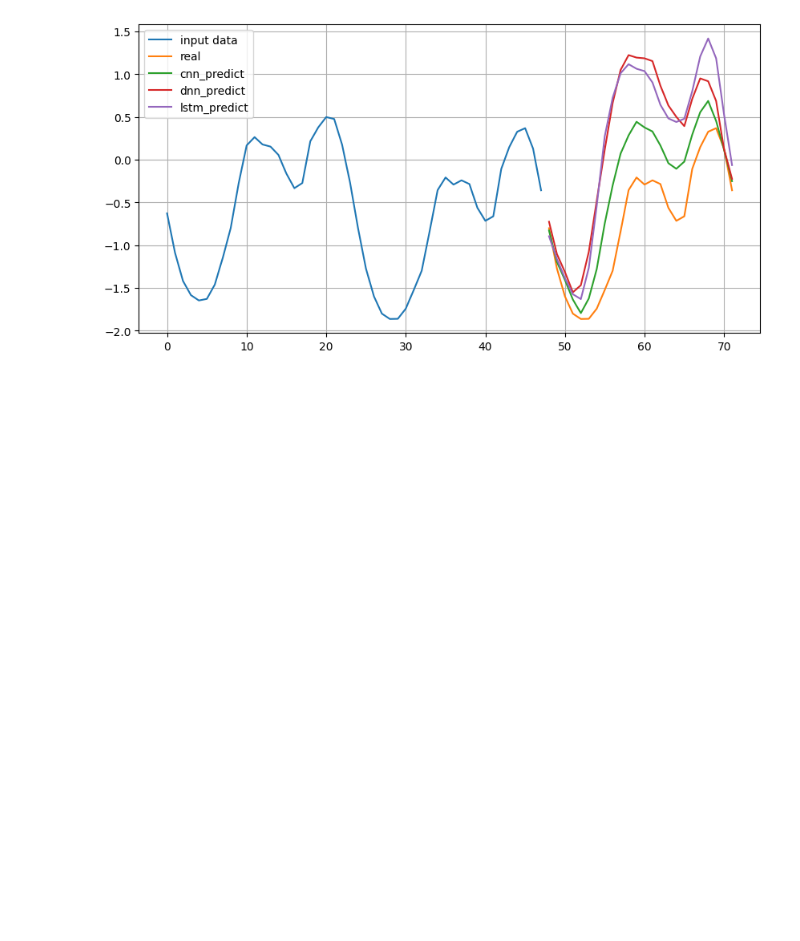
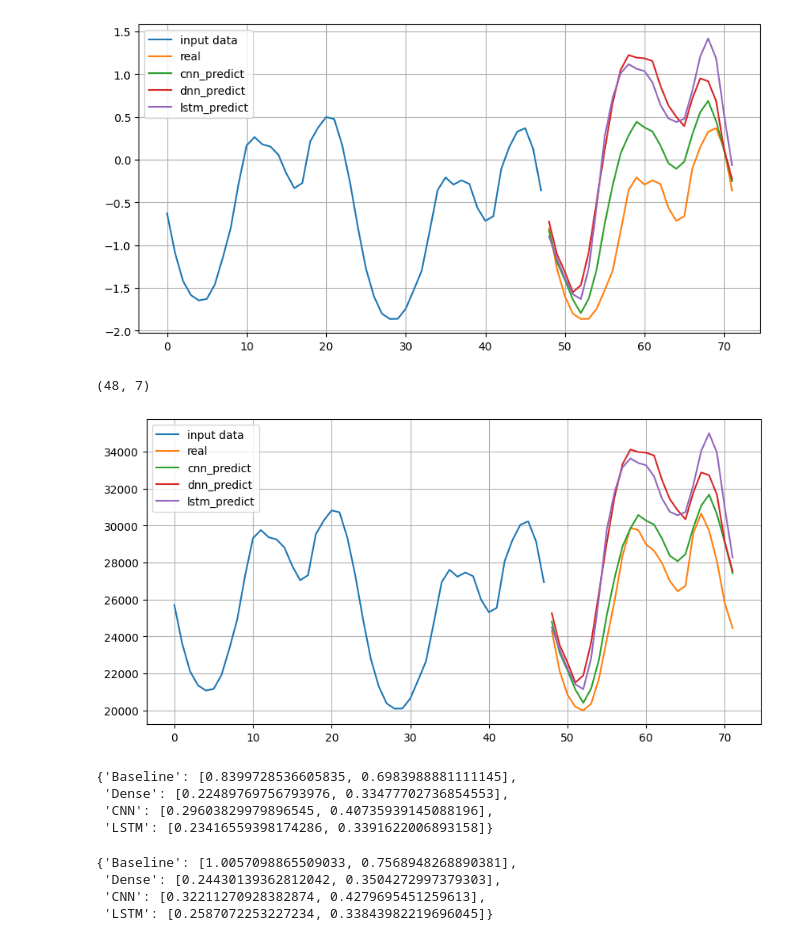
Before and after one commit to ryzhokhina/Tensorflow-Dev-Exam-Preparation, a Jupyter notebook: Multi_Variate_Time_Series_Forecasting_Tensorflow.ipynb, the cells around one changed output. Cells and saved outputs as stored; diff of their text form; code cells hidden in the pictures; blank space fills up the shorter version.

```diff
--- a/Multi_Variate_Time_Series_Forecasting_Tensorflow.ipynb
+++ b/Multi_Variate_Time_Series_Forecasting_Tensorflow.ipynb
@@ -809,3 +809,39 @@ plt.grid(True)
 plt.show()
 # %% [output]
 [figure]
+# %%
+# denornalizate data
+dnn_predict_val = dnn_predict*train_std.consumption + train_mean.consumption
+cnn_predict = cnn_predict*train_std.consumption + train_mean.consumption
+lstm_predict = lstm_predict*train_std.consumption + train_mean.consumption
+# %%
+multivar_df[-(WINDOW_SIZE+HORIZON_SIZE) :-HORIZON_SIZE].shape
+# %% [output]
+(48, 7)
+# %%
+plt.figure(figsize=(10, 5))
+plt.plot(np.arange(WINDOW_SIZE),multivar_df[-(WINDOW_SIZE+HORIZON_SIZE) :-HORIZON_SIZE].consumption, label = 'input data')
+plt.plot(np.arange(WINDOW_SIZE,WINDOW_SIZE+HORIZON_SIZE),multivar_df.tail(HORIZON_SIZE).consumption, label = 'real')
+plt.plot(np.arange(WINDOW_SIZE,WINDOW_SIZE+HORIZON_SIZE),cnn_predict.reshape(-1), label='cnn_predict' )
+plt.plot(np.arange(WINDOW_SIZE,WINDOW_SIZE+HORIZON_SIZE),dnn_predict_val.reshape(-1), label='dnn_predict' )
+plt.plot(np.arange(WINDOW_SIZE,WINDOW_SIZE+HORIZON_SIZE),lstm_predict.reshape(-1), label='lstm_predict' )
+
+plt.legend()
+plt.grid(True)
+plt.show()
+# %% [output]
+[figure, added]
+# %%
+performance
+# %% [output]
+{'Baseline': [0.8399728536605835, 0.6983988881111145],
+ 'Dense': [0.22489769756793976, 0.33477702736854553],
+ 'CNN': [0.29603829979896545, 0.40735939145088196],
+ 'LSTM': [0.23416559398174286, 0.3391622006893158]}
+# %%
+val_performance
+# %% [output]
+{'Baseline': [1.0057098865509033, 0.7568948268890381],
+ 'Dense': [0.24430139362812042, 0.3504272997379303],
+ 'CNN': [0.32211270928382874, 0.4279695451259613],
+ 'LSTM': [0.2587072253227234, 0.33843982219696045]}
```
Also changed, not shown: parts of 1 cell of this notebook.
